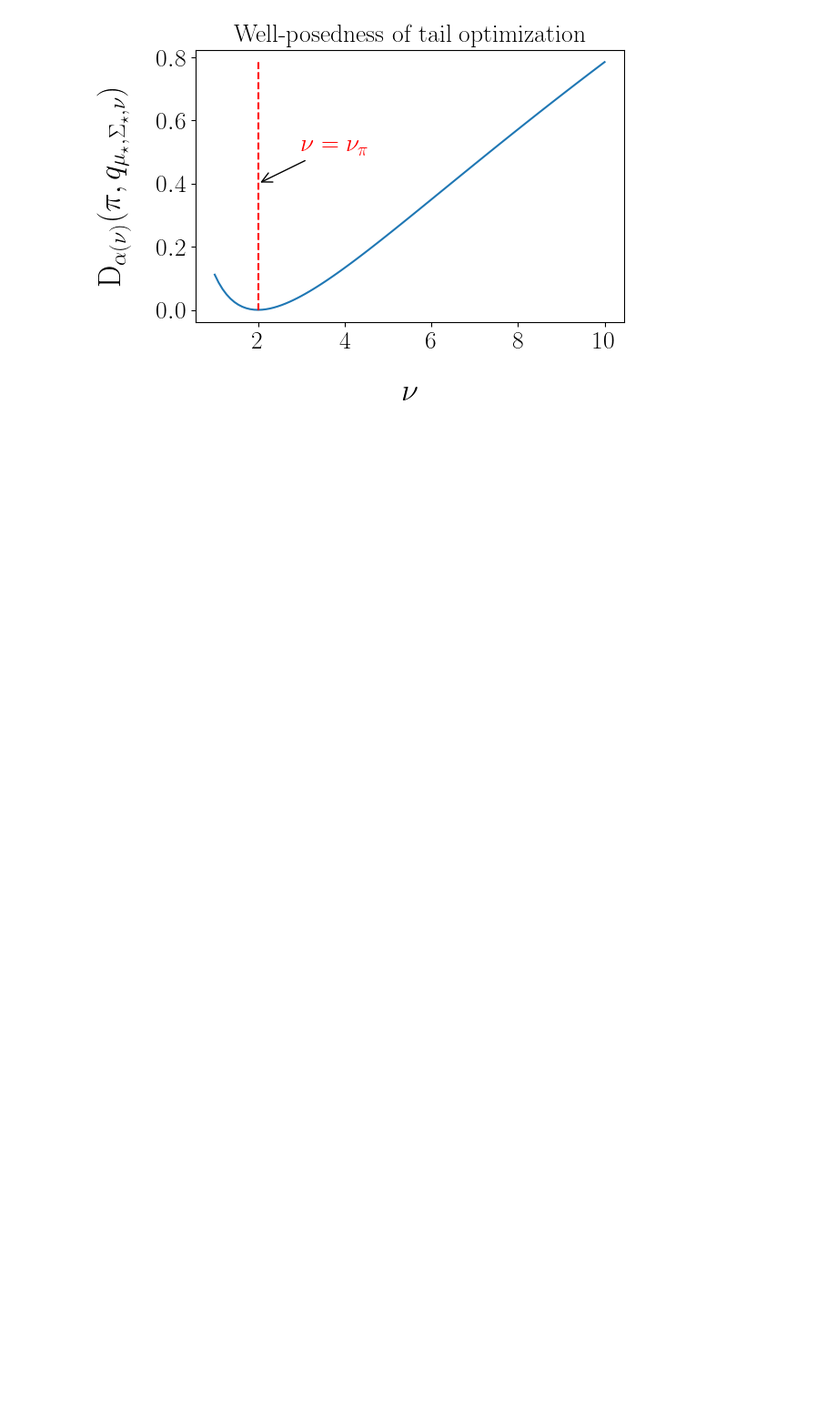
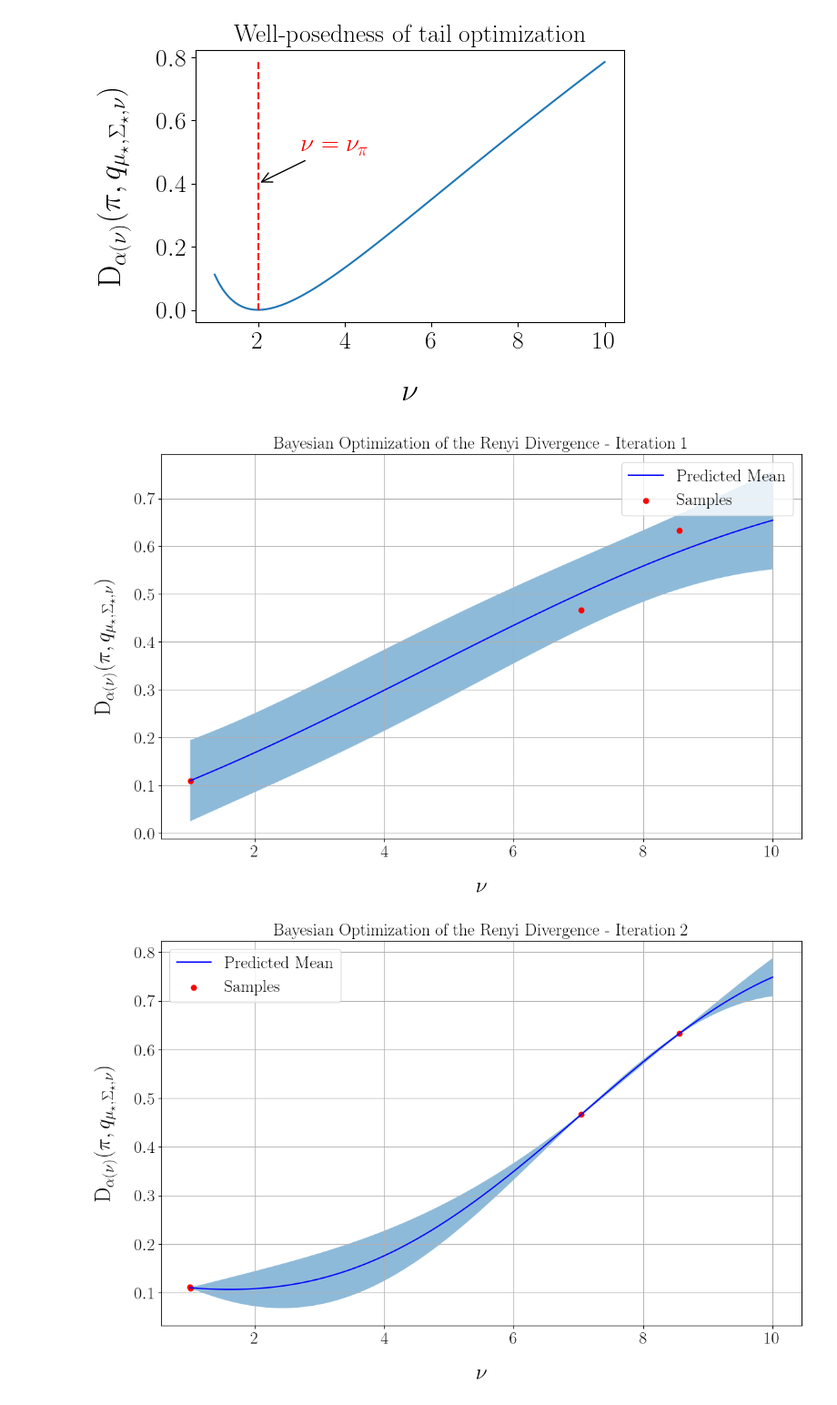
Before and after one commit to nicola144/ais-heavy-tails, a Jupyter notebook: Optimal Rényi.ipynb, the cells around one changed output. Shown at 91% size. Drawn from its saved outputs; the diff is of its cells as text; code cells hidden in the pictures; blank space fills up the shorter version.

Commit message:
plots dof evolution

```diff
--- a/Optimal Rényi.ipynb
+++ b/Optimal Rényi.ipynb
@@ -68,0 +77,67 @@ plt.savefig('./results/tail_wellposedness.pdf', bbox_inches='tight')
+# %%
+import numpy as np
+import GPy
+from emukit.core import ContinuousParameter, ParameterSpace
+from emukit.bayesian_optimization.acquisitions import NegativeLowerConfidenceBound
+from emukit.core.optimization import GradientAcquisitionOptimizer
+from emukit.model_wrappers import GPyModelWrapper
+import matplotlib.pyplot as plt
+
+# [Previous code definitions for optimal_Renyi and other functions]
+
+d = 5
+shape_target = matrix_condition(d,10)
+dof_target = 2
+
+# Define the objective function to minimize
+def objective_function(x):
+    dof_prop = x
+    return optimal_Renyi(d, dof_target, shape_target, dof_prop)
+
+# Define the parameter space
+dof_proposal_space = ParameterSpace([ContinuousParameter('nu', 1, 10)])
+
+# Initial random points
+x_init = np.random.rand(2, 1) * 9 + 1
+y_init = np.array([objective_function(x) for x in x_init]).reshape(-1, 1)
+
+# Define the model
+model_gpy = GPy.models.GPRegression(x_init, y_init)
+model_emukit = GPyModelWrapper(model_gpy)
+
+# Iterative Bayesian Optimization
+num_iterations = 5
+
+for i in range(num_iterations):
+    # Define the acquisition function and optimizer
+    acquisition = NegativeLowerConfidenceBound(model_emukit)
+    optimizer = GradientAcquisitionOptimizer(dof_proposal_space)
+
+    # Optimize the acquisition function to get new point
+    x_new, _ = optimizer.optimize(acquisition)
+
+    # Evaluate the objective function at the new point
+    y_new = np.array([[objective_function(x_new.item())]])
+
+    # Update the model with the new data point
+    model_emukit.set_data(np.vstack([model_emukit.X, x_new]), np.vstack([model_emukit.Y, y_new]))
+    model_emukit.optimize()
+
+    # Visualization at each iteration
+    x_test = np.linspace(1, 10, 100)[:, None]
+    y_mean, y_var = model_emukit.predict(x_test)
+
+    plt.figure(figsize=(12, 8))
+    plt.plot(x_test, y_mean, 'b-', label='Predicted Mean')
+    plt.fill_between(x_test[:, 0], y_mean[:, 0] - np.sqrt(y_var)[:, 0], y_mean[:, 0] + np.sqrt(y_var)[:, 0], alpha=0.5)
+    plt.scatter(model_emukit.X, model_emukit.Y, color='red', label='Samples')
+    plt.xlabel(r'$ \nu $')
+    plt.ylabel(r'$\mathrm{D}_{\alpha(\nu)}(\pi, q_{\mu_{\star}, \Sigma_{\star}, \nu}) $')
+    plt.title(f'Bayesian Optimization of the Renyi Divergence - Iteration {i+1}')
+    plt.legend()
+    plt.grid(True)
+    plt.tight_layout()
+    plt.show()
+# %% [output]
+[figure, added]
+[figure, added]
```
Also changed, not shown: parts of 2 cells of this notebook, 3 other files.
